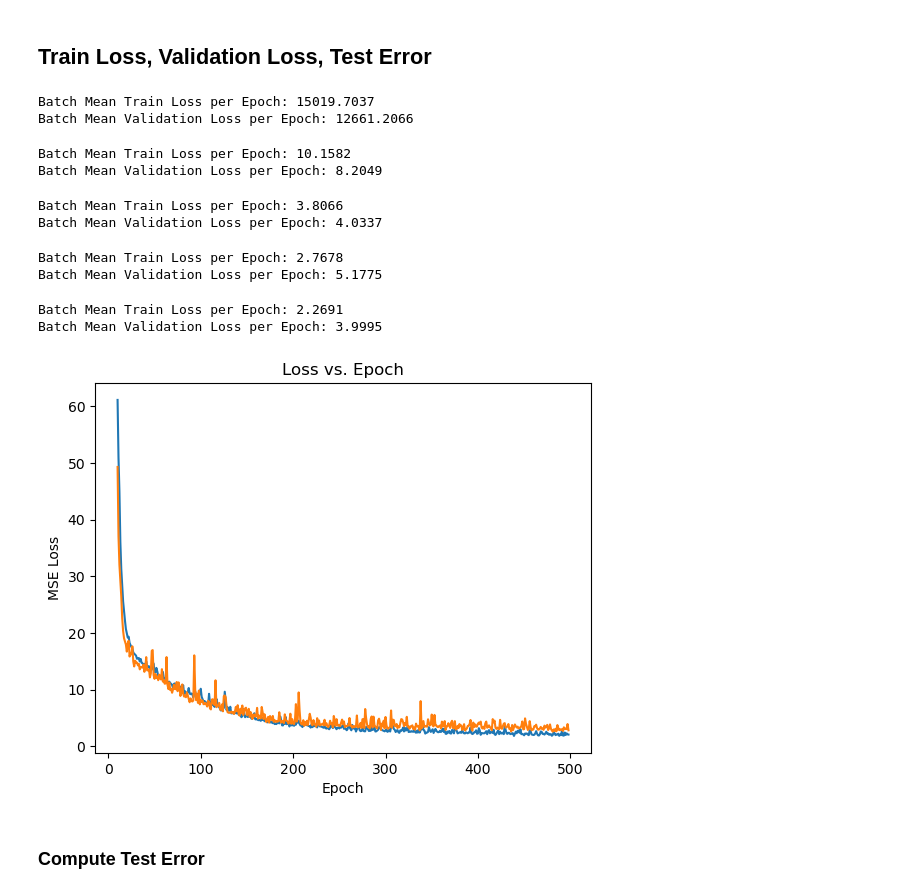
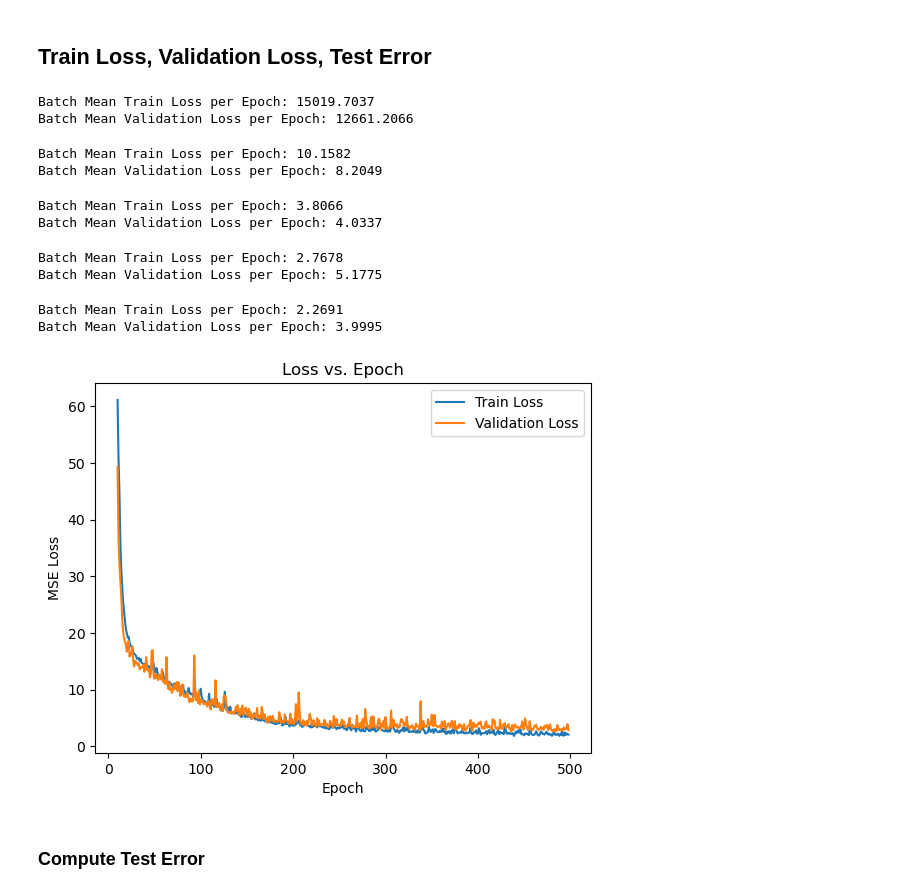
Before and after one commit to sjhpark/Airfoil-Self-Noise-Prediction, a Jupyter notebook: airfoil_noise_prediction.ipynb, the cells around one changed output. Drawn from its saved outputs; the diff is of its cells as text; code cells hidden in the pictures.

Commit message:
modified the loss plot

```diff
--- a/airfoil_noise_prediction.ipynb
+++ b/airfoil_noise_prediction.ipynb
@@ -365,34 +365,35 @@ if __name__ == '__main__':
     # initialize network
     model = MLP(input_size=input_size, output_size=output_size).to(device)
 
     # trained model
     model_trained, train_losses, val_losses = train(model=model,
                                                     train_dataset=train_dataset,
                                                     valid_dataset=valid_dataset,
                                                     hyperparameters=hyperparameters
                                                     )
 
     # Plot
     train_loss = train_losses[10:-1]
     valid_loss = val_losses[10:-1]
     plt.plot(range(10, len(train_loss) + 10), train_loss, label='Train Loss')
     plt.plot(range(10, len(valid_loss) + 10), valid_loss, label='Validation Loss')
     plt.title("Loss vs. Epoch")
     plt.xlabel("Epoch")
     plt.ylabel("MSE Loss")
+    plt.legend()
     plt.show()
 # %% [output]
 Batch Mean Train Loss per Epoch: 15019.7037
 Batch Mean Validation Loss per Epoch: 12661.2066
 Batch Mean Train Loss per Epoch: 10.1582
 Batch Mean Validation Loss per Epoch: 8.2049
 Batch Mean Train Loss per Epoch: 3.8066
 Batch Mean Validation Loss per Epoch: 4.0337
 Batch Mean Train Loss per Epoch: 2.7678
 Batch Mean Validation Loss per Epoch: 5.1775
 Batch Mean Train Loss per Epoch: 2.2691
 Batch Mean Validation Loss per Epoch: 3.9995
-[figure, old version]
+[figure, new version]
 # %% [markdown]
 ### Compute Test Error
 # %%
```
Also changed, not shown: 1 other file.
